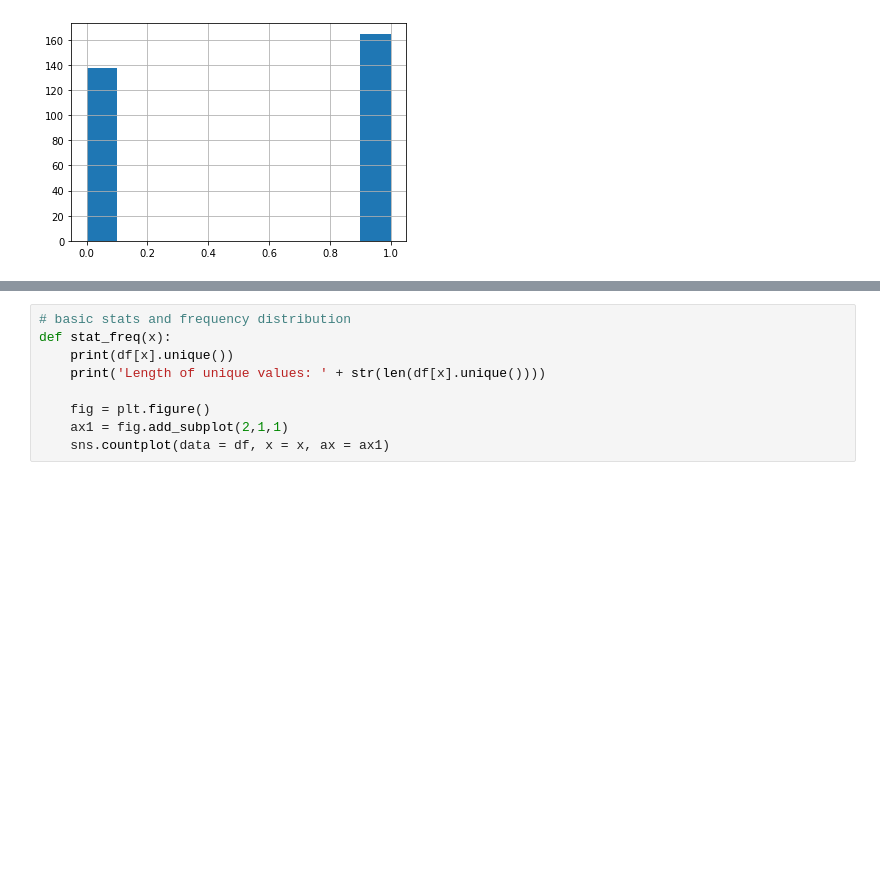
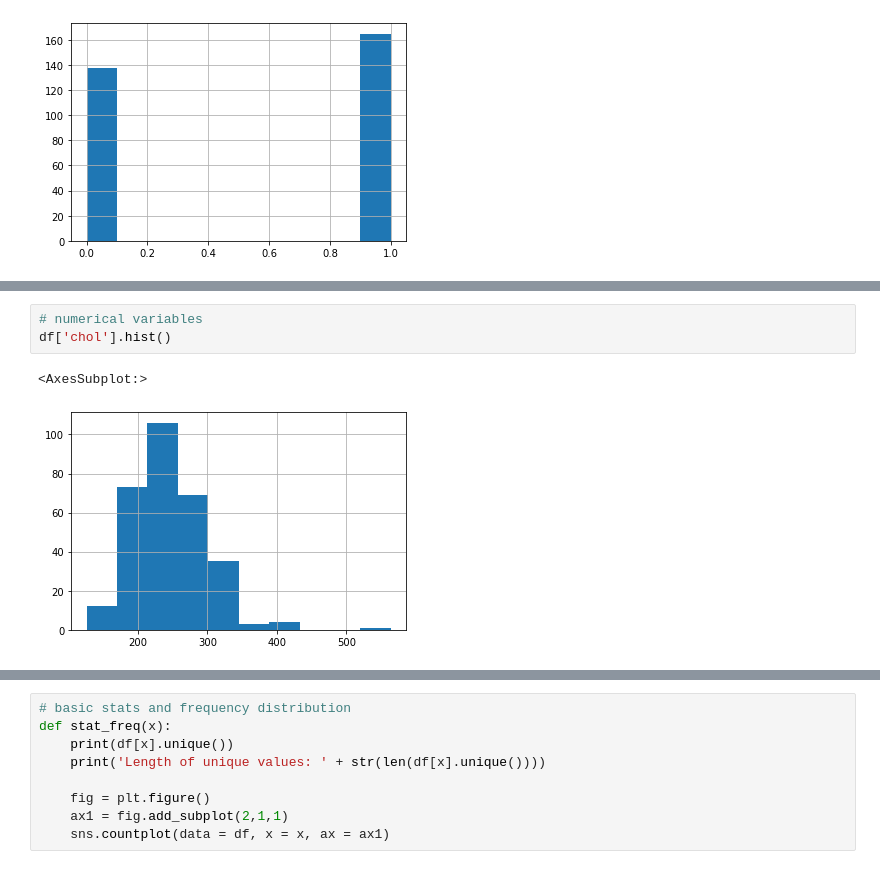
Before and after one commit to jamesjhjung/heart-attack-prediction, a Jupyter notebook: EDA.ipynb, the cells around one changed output, grey strips where cells are left out. Saved outputs shown, nothing was run; the diff lists cells and outputs as text; blank space fills up the shorter version.

```diff
--- a/EDA.ipynb
+++ b/EDA.ipynb
@@ -117,0 +130,6 @@ df['output'].hist()
+# %%
+# numerical variables
+df['chol'].hist()
+# %% [output]
+<AxesSubplot:>
+[figure, added]
```
Also changed, not shown: parts of 4 cells of this notebook.
